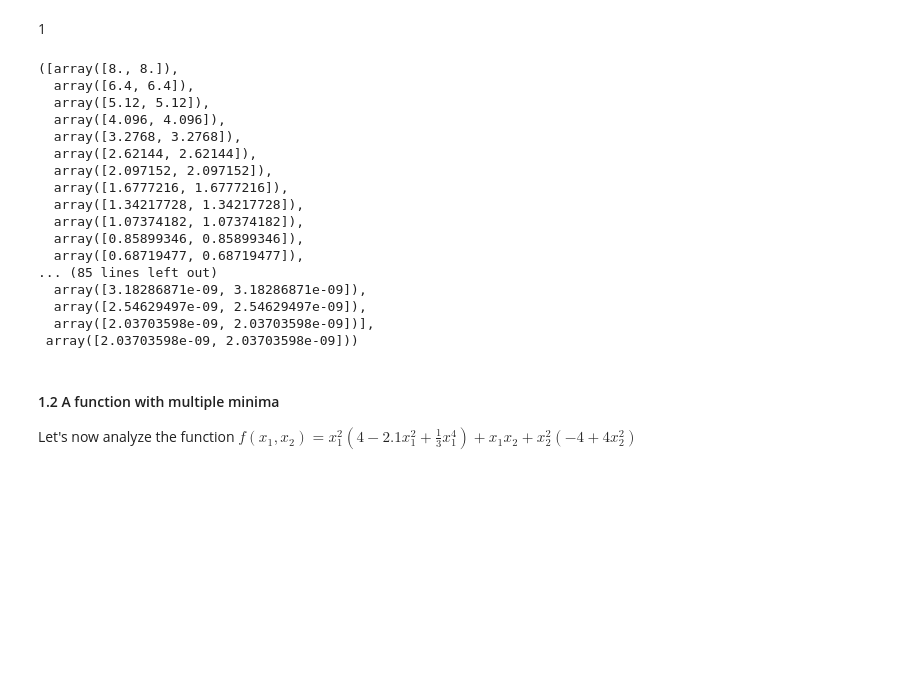
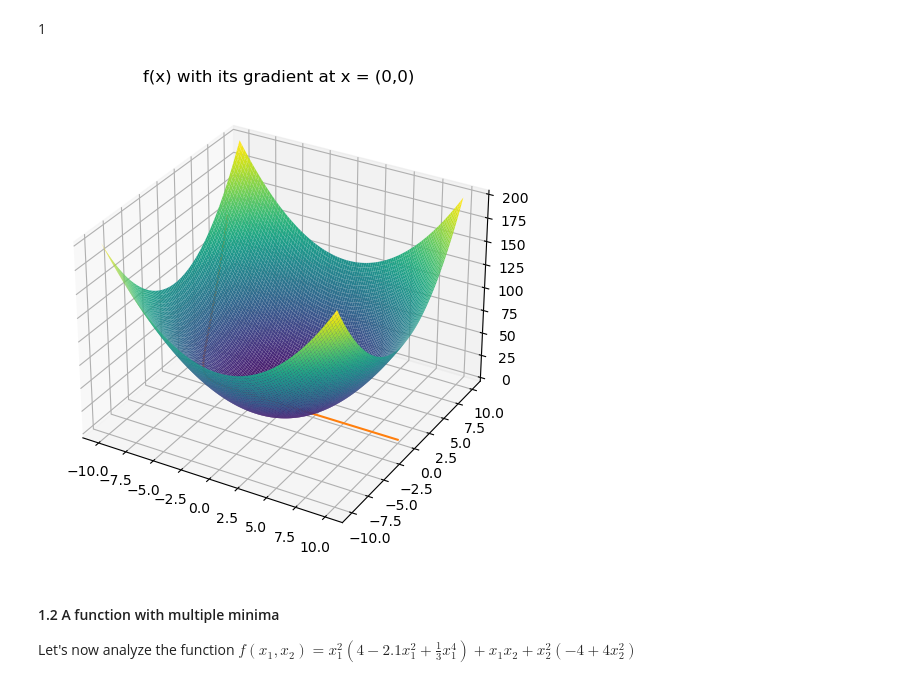
Before and after one commit to Edward484/OptimizationClassUB, a Jupyter notebook: project2/pract2.ipynb, the cells around one changed output. Drawn from its saved outputs; the diff is of its cells as text; code cells hidden in the pictures; blank space fills up the shorter version.

Commit message:
added the plot and the history of the gradient on the plot

```diff
--- a/project2/pract2.ipynb
+++ b/project2/pract2.ipynb
@@ -87,35 +87,50 @@ def grad(x,y):
     return np.array([2*x,2*y])
 # %%
 def gradient_descent(start, gradient, learn_rate, max_iter):
-    steps = [] # history tracking
+    steps_x = [] # history tracking
+    steps_y = [] # history tracking
     x = start
 
     for _ in range(max_iter):
         diff = learn_rate* gradient(x[0], x[1])
         x = x - diff
-        steps.append(x) # history tracing
+        steps_x.append(x[0]) # history tracing
+        steps_y.append(x[1]) # history tracing
 
-    return steps, x
+    return steps_x, steps_y, x
 
-gradient_descent((10,10), grad, 0.1, 100 )
+steps_x, steps_y, x= gradient_descent((10,10), grad, 0.1, 100 )
+steps_z = []
+
+for pair in zip(steps_x, steps_y):
+    steps_z.append(f(pair[0], pair[1]))
+
+x1 = np.array(steps_x)
+y1 = np.array(steps_y)
+z1 = np.array(steps_z)
-# %% [output]
-([array([8., 8.]),
-  array([6.4, 6.4]),
-  array([5.12, 5.12]),
-  array([4.096, 4.096]),
-  array([3.2768, 3.2768]),
-  array([2.62144, 2.62144]),
-  array([2.097152, 2.097152]),
-  array([1.6777216, 1.6777216]),
-  array([1.34217728, 1.34217728]),
-  array([1.07374182, 1.07374182]),
-  array([0.85899346, 0.85899346]),
-  array([0.68719477, 0.68719477]),
-... (85 lines left out)
-  array([3.18286871e-09, 3.18286871e-09]),
-  array([2.54629497e-09, 2.54629497e-09]),
-  array([2.03703598e-09, 2.03703598e-09])],
- array([2.03703598e-09, 2.03703598e-09]))
+# %%
+from turtle import color
+
+
+fig = plt.figure(figsize=(6,6))
+ax = fig.add_subplot(111, projection='3d')
+
+def f(x1,x2):
+  return x1**2 + x2**2
+
+x1=np.linspace(-10,10,100)
+x2=np.linspace(-10,10,100)
+X, Y = np.meshgrid(x1,x2)
+Z=f(X,Y)
+
+ax.plot_surface(X, Y, Z, rstride=1, cstride=1, cmap='viridis', edgecolor='none')
+ax.set_title('f(x) with its gradient at x = (0,0)')
+#for point in road:
+    #ax.scatter(point[0], point[1], point[2])
+ax.plot(x1,y1,z1)
+plt.show()
+# %% [output]
+[figure, added]
 # %% [markdown]
 #### 1.2 A function with multiple minima
 Let's now analyze the function $ f(x_1, x_2) = x_1^2(4-2.1x_1^2+\frac{1}{3}x_1^4) + x_1x_2+x_2^2(-4+4x_2^2) $
```
